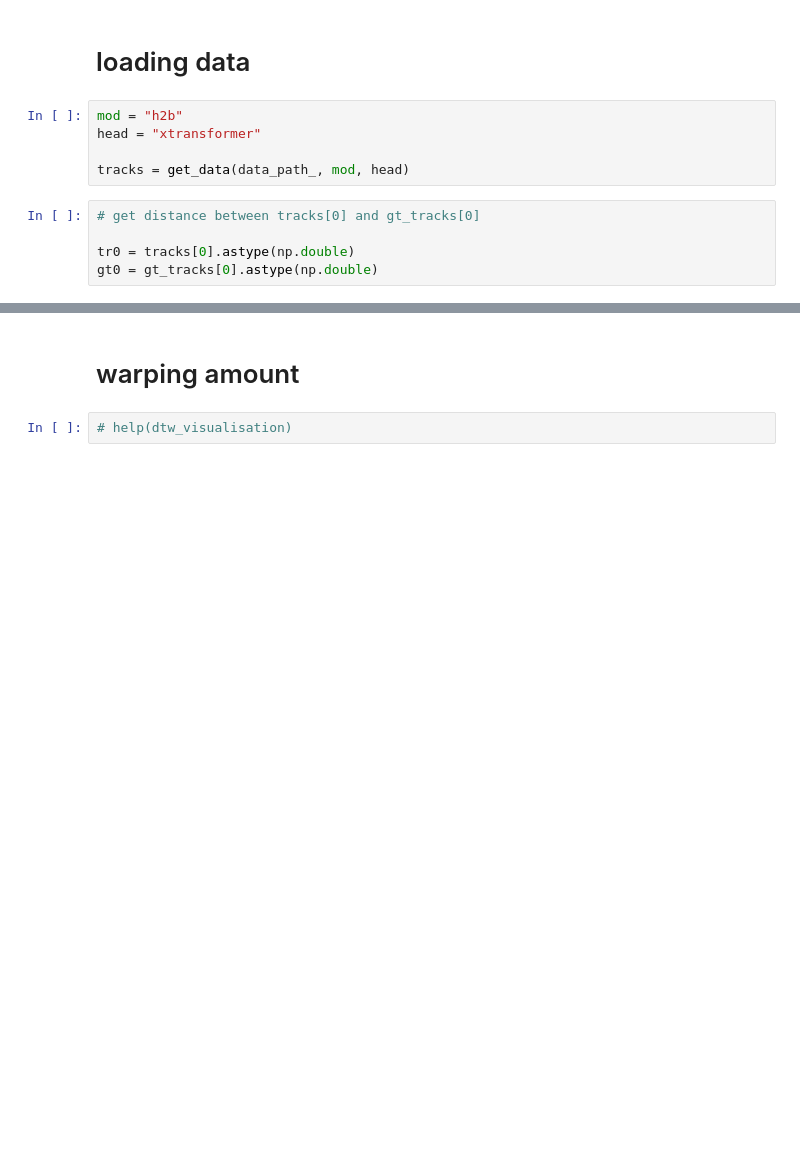
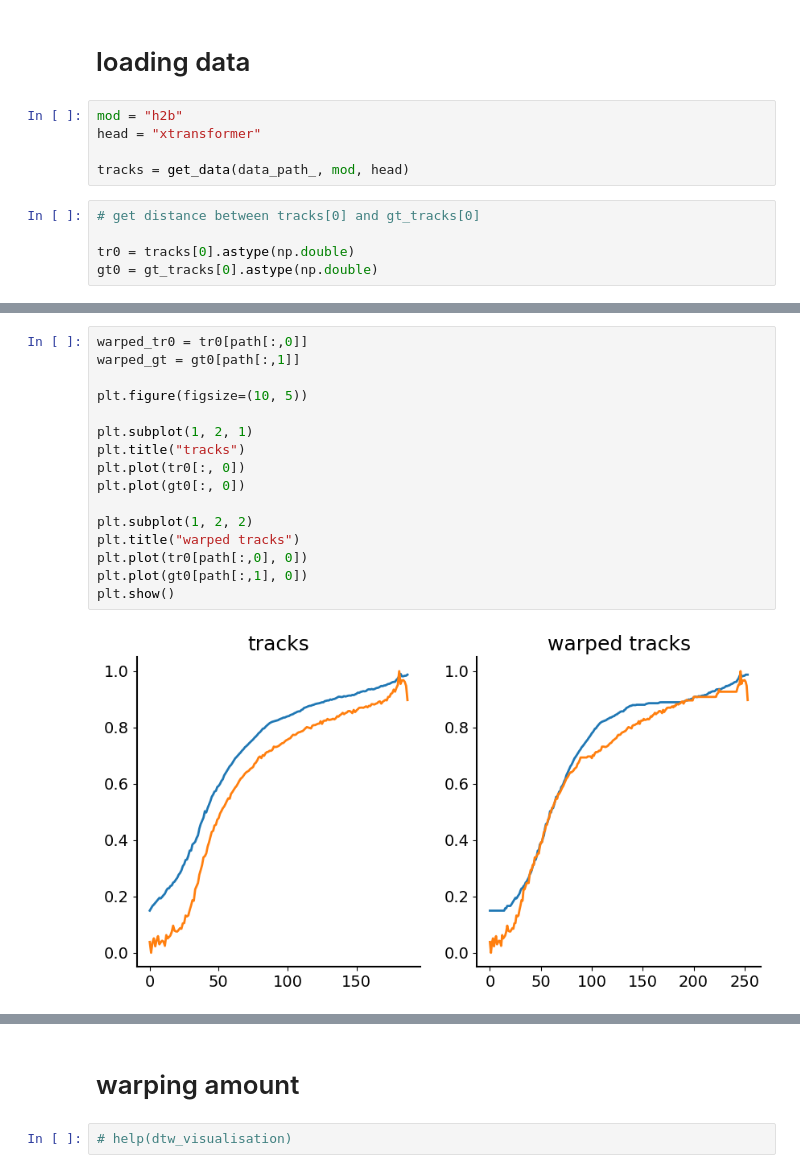
Before and after one commit to louisleger/cell-cycle, a Jupyter notebook: nb_result_analysis/dtw_distance.ipynb, the cells around one changed output, grey strips where cells are left out. Cells and saved outputs as stored; diff of their text form; blank space fills up the shorter version.

```diff
--- a/nb_result_analysis/dtw_distance.ipynb
+++ b/nb_result_analysis/dtw_distance.ipynb
@@ -70,0 +89,18 @@ gt0 = gt_tracks[0].astype(np.double)
+# %%
+warped_tr0 = tr0[path[:,0]]
+warped_gt = gt0[path[:,1]]
+
+plt.figure(figsize=(10, 5))
+
+plt.subplot(1, 2, 1)
+plt.title("tracks")
+plt.plot(tr0[:, 0])
+plt.plot(gt0[:, 0])
+
+plt.subplot(1, 2, 2)
+plt.title("warped tracks")
+plt.plot(tr0[path[:,0], 0])
+plt.plot(gt0[path[:,1], 0])
+plt.show()
+# %% [output]
+[figure, added]
```
Also changed, not shown: parts of 16 cells of this notebook, 2 other files.
